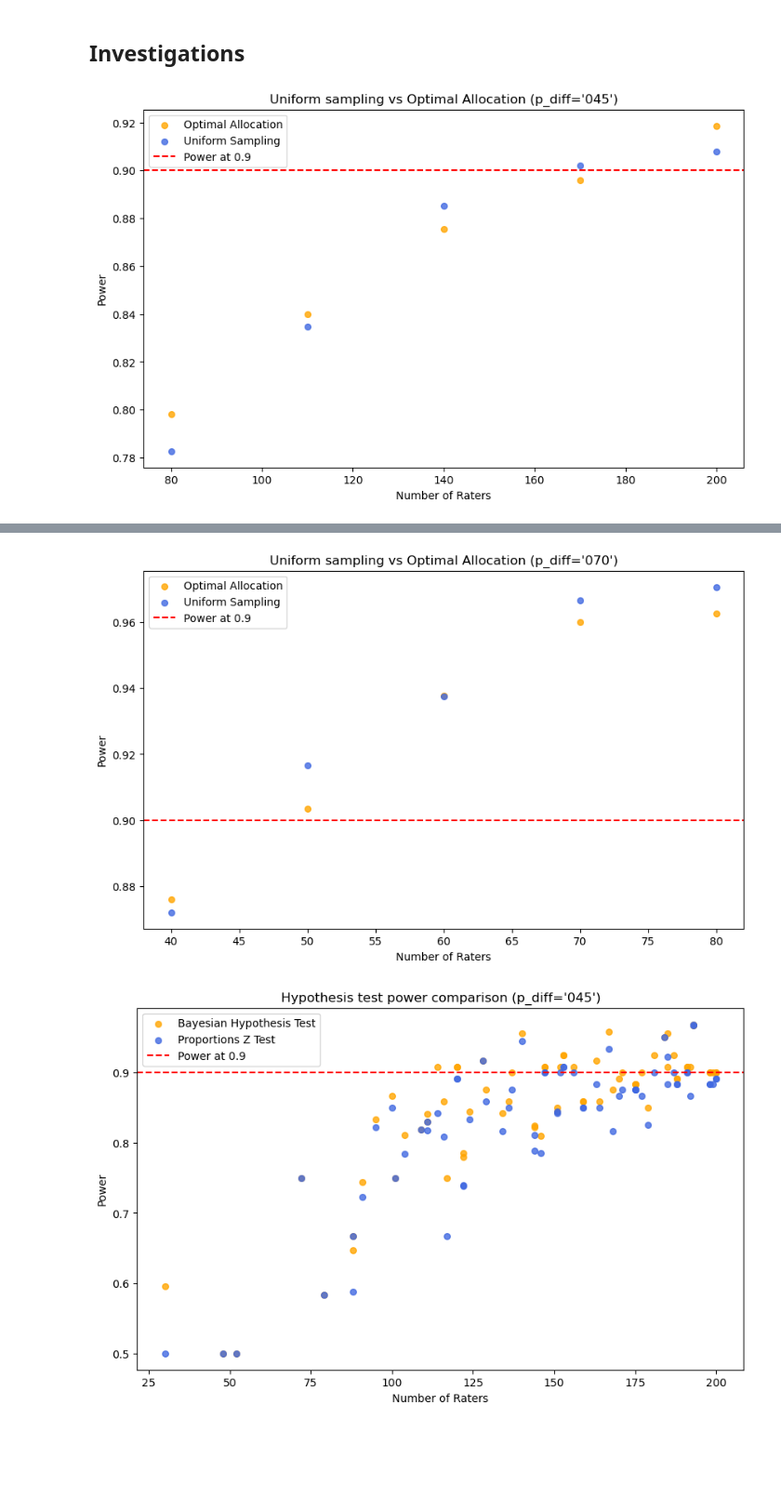
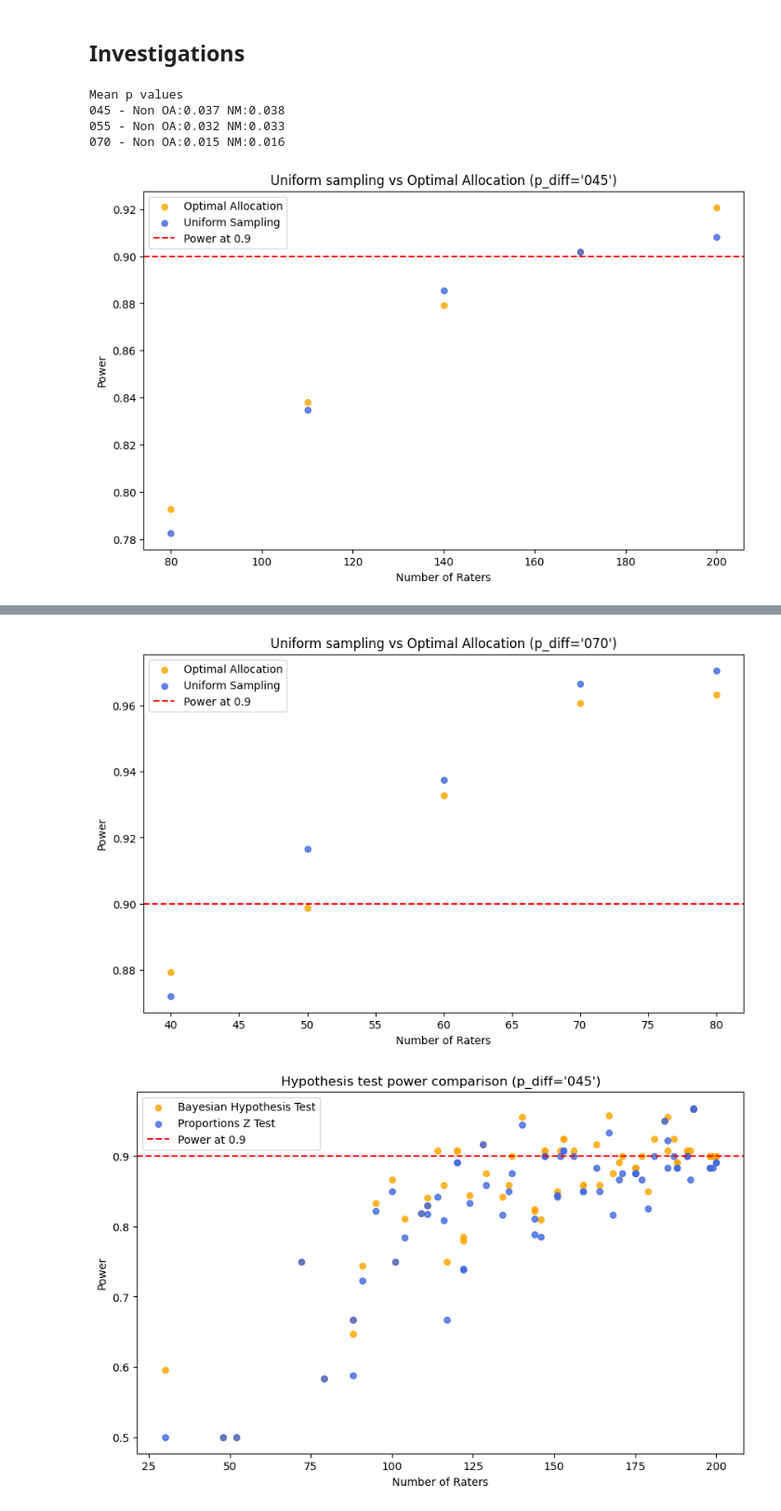
Before and after one commit to imrogerjiang/bayesian-inference-topic-measures, a Jupyter notebook: Plotting Simulation Results.ipynb, the cells around one changed output, grey strips where cells are left out. Shown at 93% size. Drawn from its saved outputs; the diff is of its cells as text; code cells hidden in the pictures; blank space fills up the shorter version.

```diff
--- a/Plotting Simulation Results.ipynb
+++ b/Plotting Simulation Results.ipynb
@@ -270,7 +270,7 @@ plt.show()
 # %%
 power_dfs = {}
 power_counts_dfs = {}
-p_diffs = ["045", "055", "070", "OA045", "OA055", "OA070", "NM055"]
+p_diffs = ["045", "055", "070", "OA045", "OA055", "OA070", "NM045", "NM055", "NM070"]
 # %%
 for p_diff in p_diffs:
     a = pd.read_csv(f"data/simulations/power_power_3_{p_diff}.csv")
@@ -287,27 +287,39 @@ for p_diff in p_diffs:
                                .rename(columns={"trial_id":"n_trials"}))
     power_counts_dfs[p_diff]["propz_005p"]=power_counts_dfs[p_diff]["propz_005"]/power_counts_dfs[p_diff]["n_trials"]
     power_counts_dfs[p_diff]["bht_005p"]=power_counts_dfs[p_diff]["bht_005"]/power_counts_dfs[p_diff]["n_trials"]
+# %%
+print("Mean p values")
+for p_diff in ["045", "055", "070"]:
+    s0 = f"{p_diff} - "
+    s1 = f"Non OA:{power_dfs[p_diff]['bht_pval'].mean():.3f} "
+    s2 = f"NM:{power_dfs['NM'+p_diff]['bht_pval'].mean():.3f}"
+    print(s0+s1+s2)
+# %% [output]
+Mean p values
+045 - Non OA:0.037 NM:0.038
+055 - Non OA:0.032 NM:0.033
+070 - Non OA:0.015 NM:0.016
 # %%
 # Uniform sampling vs OA
 p_diff = "045"
 legend = {"royalblue":"Uniform Sampling", "orange":"Optimal Allocation"}
-dfs = {"royalblue":power_counts_dfs[p_diff], "orange":power_counts_dfs["OA"+p_diff]}
+dfs = {"royalblue":power_counts_dfs[p_diff], "orange":power_counts_dfs["NM"+p_diff]}
 
 fig, ax = plt.subplots(1, 1, figsize=(10,6))
 for colour in reversed(legend):
     ax.scatter(
         x=dfs[colour]["n_raters"],
         y=dfs[colour]["bht_005p"],
         c=colour, label=legend[colour],
         s=30, alpha=0.8)
 ax.axhline(y=0.9, color = 'r', linestyle = 'dashed', label="Power at 0.9")
 ax.set_title(f"Uniform sampling vs Optimal Allocation ({p_diff=})")
 ax.set_xlabel("Number of Raters")
 ax.set_ylabel("Power")
 ax.legend()
 plt.show()
 # %% [output]
-[figure, old version]
+[figure, new version]
 # %%
 # Uniform sampling vs OA
 p_diff = "055"
@@ -333,7 +345,7 @@ plt.show()
 # Uniform sampling vs OA
 p_diff = "070"
 legend = {"royalblue":"Uniform Sampling", "orange":"Optimal Allocation"}
-dfs = {"royalblue":power_counts_dfs[p_diff], "orange":power_counts_dfs["OA"+p_diff]}
+dfs = {"royalblue":power_counts_dfs[p_diff], "orange":power_counts_dfs["NM"+p_diff]}
 
 fig, ax = plt.subplots(1, 1, figsize=(10,6))
 for colour in reversed(legend):
@@ -349,7 +361,7 @@ ax.set_ylabel("Power")
 ax.legend()
 plt.show()
 # %% [output]
-[figure, old version]
+[figure, new version]
 # %%
 # Propz vs BHT
 p_diff = "045"
```
Also changed, not shown: 2 other files.
